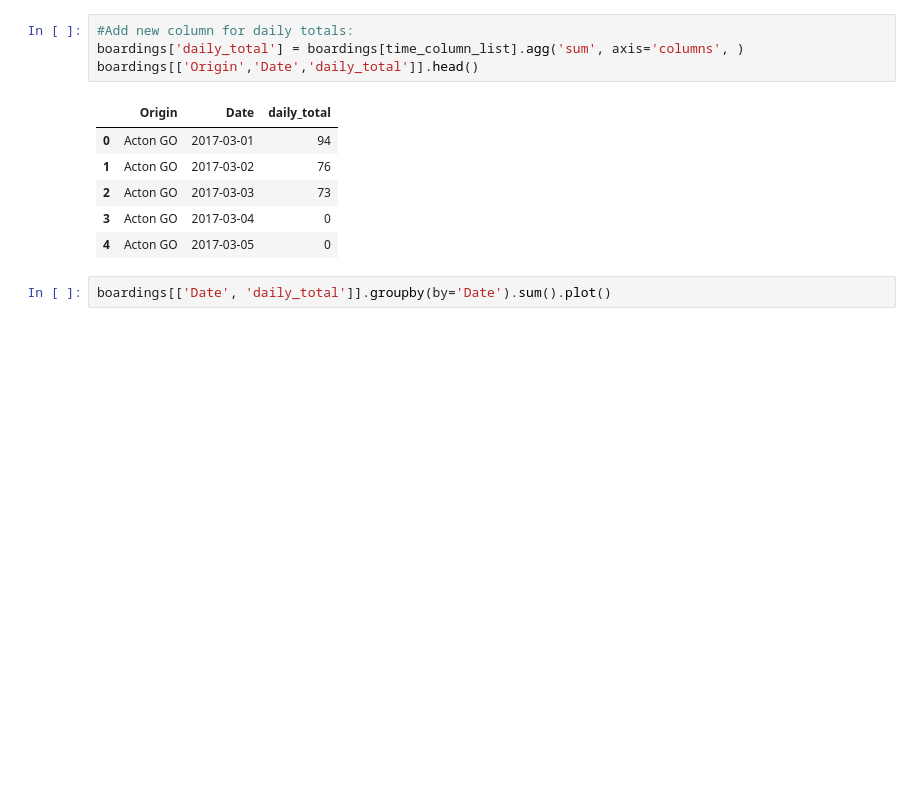
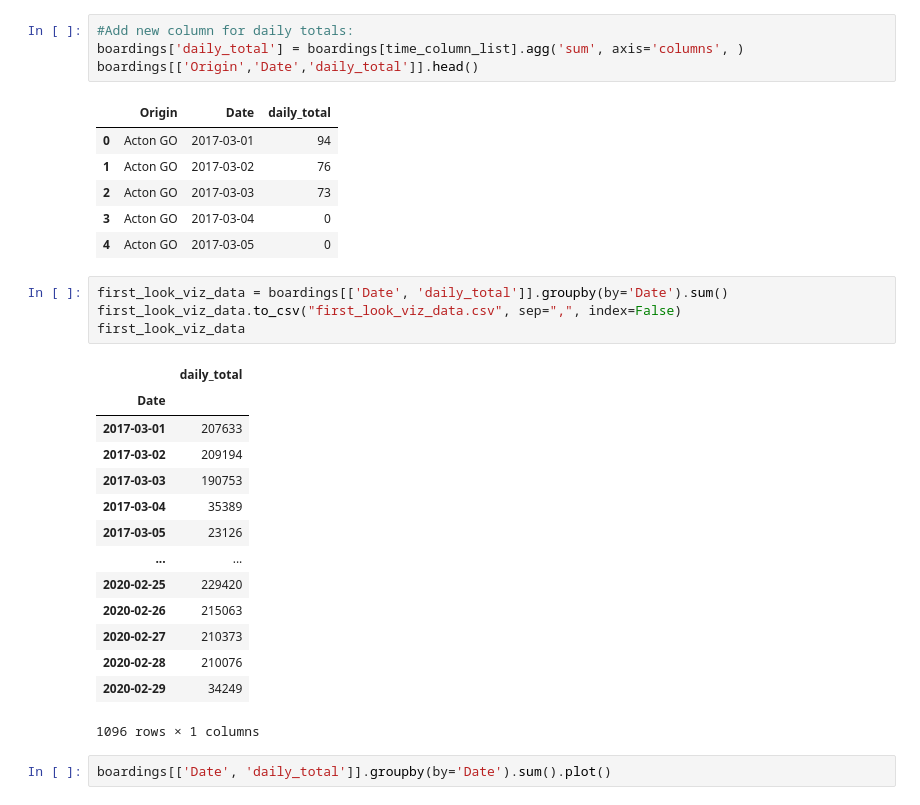
Before and after one commit to VernonNaidoo-Toronto/SCS3250-Group-2-Final-Project, a Jupyter notebook: 1_Preparation_and_Cleaning.ipynb, the cells around one changed output. Drawn from its saved outputs; the diff is of its cells as text; blank space fills up the shorter version.

Commit message:
Add export to csv code
to create new flat file for Tableau viz

```diff
--- a/1_Preparation_and_Cleaning.ipynb
+++ b/1_Preparation_and_Cleaning.ipynb
@@ -210,6 +210,25 @@ boardings[['Origin','Date','daily_total']].head()
 | 2 | Acton GO | 2017-03-03 | 73 |
 | 3 | Acton GO | 2017-03-04 | 0 |
 | 4 | Acton GO | 2017-03-05 | 0 |
+# %%
+first_look_viz_data = boardings[['Date', 'daily_total']].groupby(by='Date').sum()
+first_look_viz_data.to_csv("first_look_viz_data.csv", sep=",", index=False)
+first_look_viz_data
+# %% [output]
+|  | daily_total |
+| Date |  |
+| 2017-03-01 | 207633 |
+| 2017-03-02 | 209194 |
+| 2017-03-03 | 190753 |
+| 2017-03-04 | 35389 |
+| 2017-03-05 | 23126 |
+| ... | ... |
+| 2020-02-25 | 229420 |
+| 2020-02-26 | 215063 |
+| 2020-02-27 | 210373 |
+| 2020-02-28 | 210076 |
+| 2020-02-29 | 34249 |
+1096 rows × 1 columns
 # %%
 boardings[['Date', 'daily_total']].groupby(by='Date').sum().plot()
 # %% [output]
```
Also changed, not shown: parts of 1 cell of this notebook, 1 other file.
